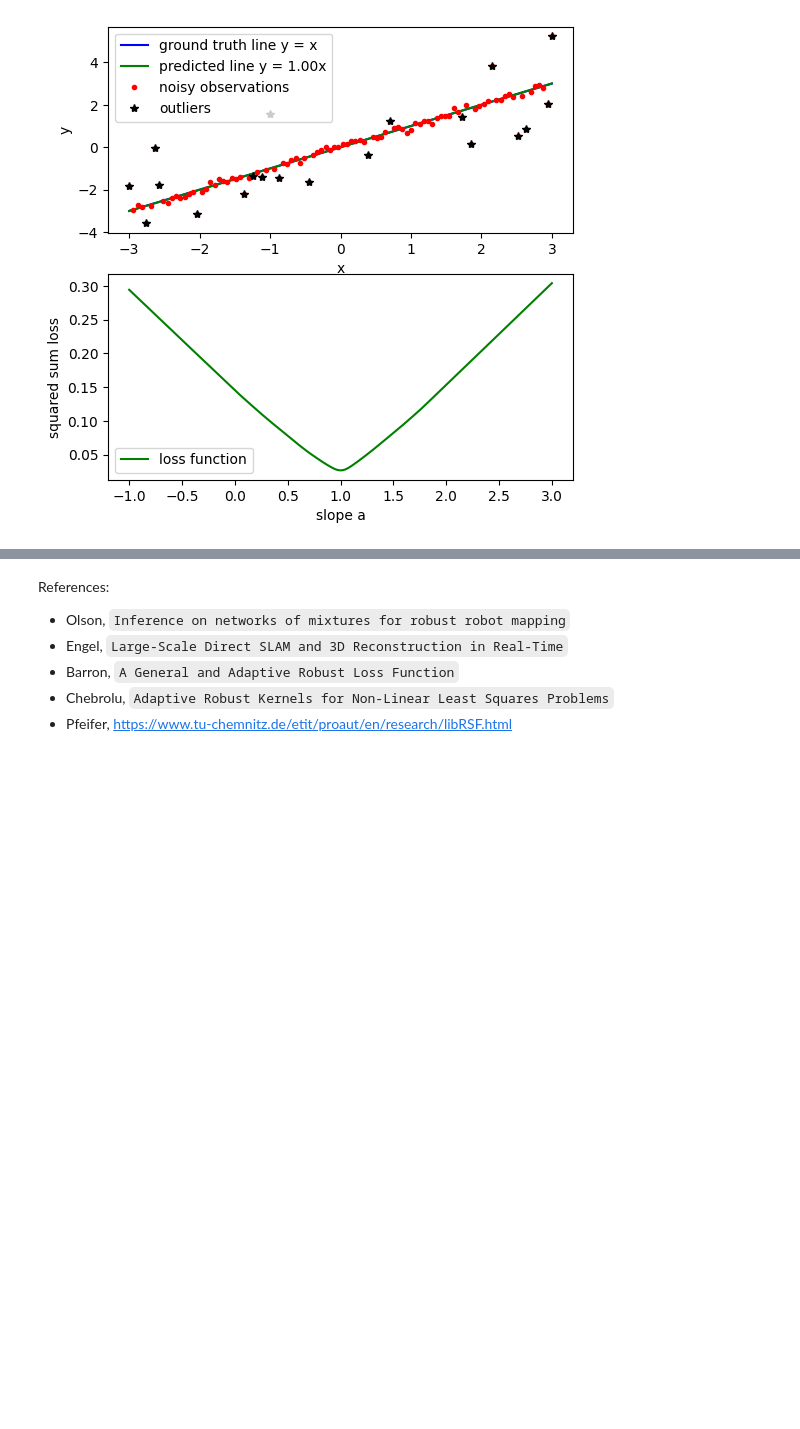
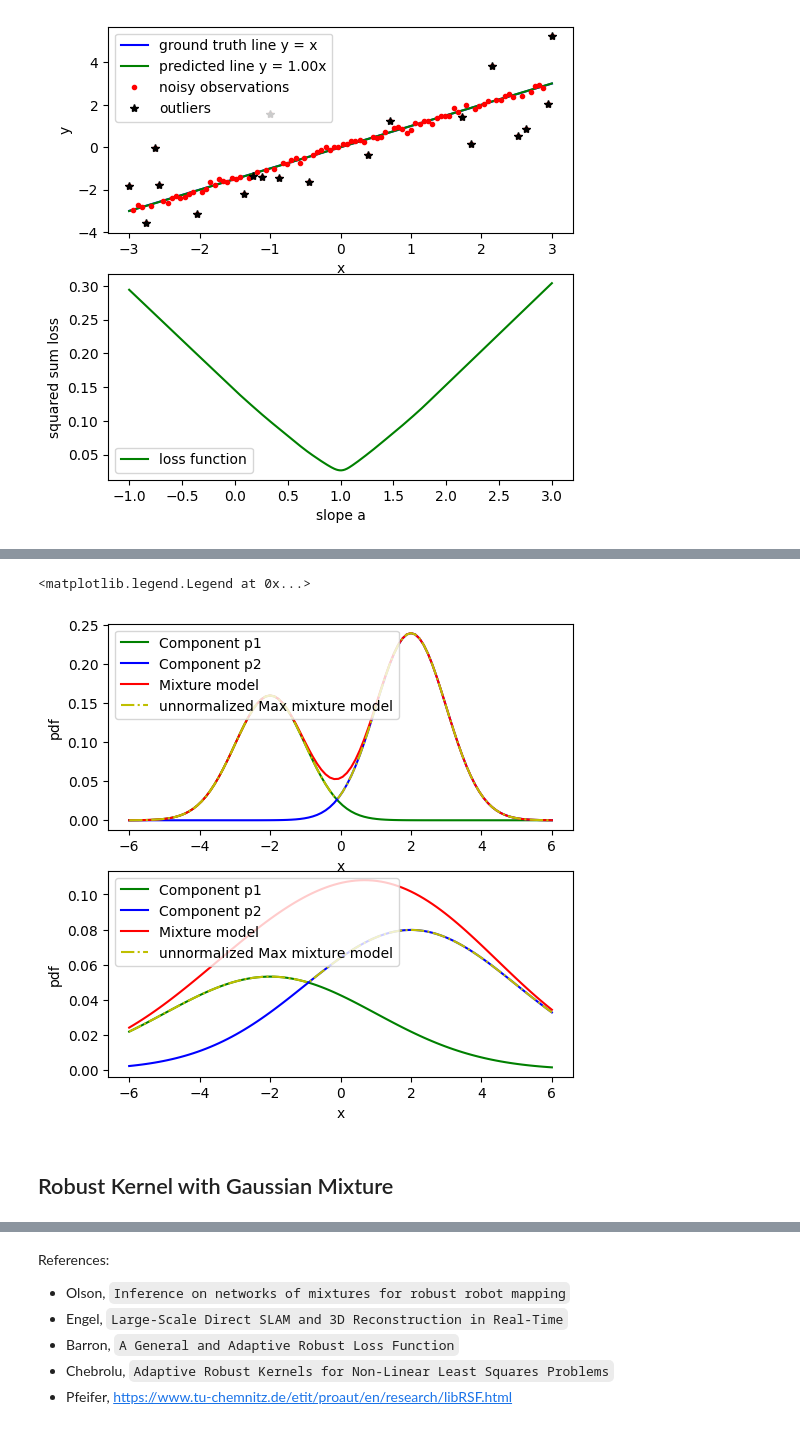
Before and after one commit to xipengwang/xipengwang.github.io, a Jupyter notebook: notebooks/paper-reading-mixture-models-for-least-square-optimization.ipynb, the cells around one changed output, grey strips where cells are left out. Drawn from its saved outputs; the diff is of its cells as text; code cells hidden in the pictures; blank space fills up the shorter version.

Commit message:
Blog: Robust Kernel.

```diff
--- a/notebooks/paper-reading-mixture-models-for-least-square-optimization.ipynb
+++ b/notebooks/paper-reading-mixture-models-for-least-square-optimization.ipynb
@@ -384,0 +448,55 @@ When optimizing hyperparameter $\alpha$ and state variable $x$ together, there a
+# %%
+# Gaussian Mixture Model
+
+import matplotlib.pyplot as plt
+import numpy as np
+from scipy.stats import norm
+
+x = np.linspace(-6, 6, 100)
+fig, (ax1, ax2) = plt.subplots(
+    nrows=2, ncols=1, figsize=(6,6), dpi=100)
+
+w1 = 0.4
+u1 = -2
+s1 = 1
+
+w2 = 1-w1
+u2 = 2
+s2 = 1
+
+p1 = w1*norm.pdf(x, u1, s1)
+p2 = w2*norm.pdf(x, u2, s2)
+
+ax1.plot(x, p1, 'g', label='Component p1')
+ax1.plot(x, p2, 'b', label='Component p2')
+ax1.plot(x, p1+p2, 'r', label='Mixture model')
+ax1.plot(x, [pa if pa > pb else pb for (pa, pb) in zip(p1, p2)], 'y-.', label='unnormalized Max mixture model')
+ax1.set_ylabel('pdf')
+ax1.set_xlabel('x')
+ax1.legend()
+
+w1 = 0.4
+u1 = -2
+s1 = 3
+
+w2 = 1-w1
+u2 = 2
+s2 = 3
+
+p1 = w1*norm.pdf(x, u1, s1)
+p2 = w2*norm.pdf(x, u2, s2)
+
+ax2.plot(x, p1, 'g', label='Component p1')
+ax2.plot(x, p2, 'b', label='Component p2')
+ax2.plot(x, p1+p2, 'r', label='Mixture model')
+ax2.plot(x, [pa if pa > pb else pb for (pa, pb) in zip(p1, p2)], 'y-.', label='unnormalized Max mixture model')
+ax2.set_ylabel('pdf')
+ax2.set_xlabel('x')
+ax2.legend()
+
+#
+# %% [output]
+<matplotlib.legend.Legend at 0x...>
+[figure, added]
+# %% [markdown]
+## Robust Kernel with Gaussian Mixture
```
Also changed, not shown: parts of 12 cells of this notebook, 1 other file.
